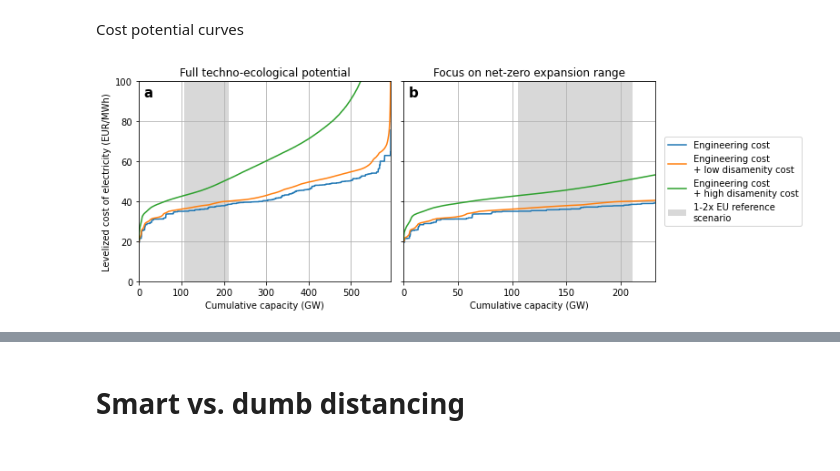
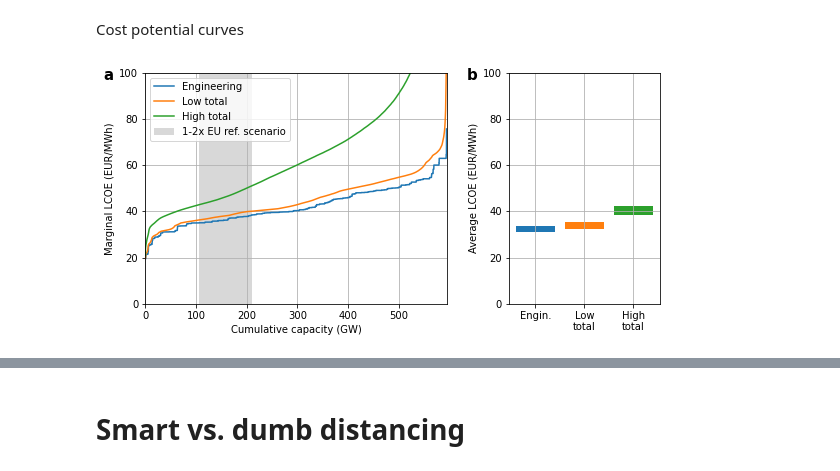
Before and after one commit to timtroendle/wind-onshore-cost-potential, a Jupyter notebook: notebooks/analysis.ipynb, the cells around one changed output, grey strips where cells are left out. Drawn from its saved outputs; the diff is of its cells as text; code cells hidden in the pictures.

```diff
--- a/notebooks/analysis.ipynb
+++ b/notebooks/analysis.ipynb
@@ -178,51 +178,51 @@ Cost potential curves
 # %%
 c = 'DE'
 
-fig = plt.figure(figsize=[11,4])
+fig, ax = plt.subplots(1, 2, figsize=(8, 4), sharex='col', gridspec_kw={'width_ratios': [4,2]})
 
 tmp = turbines[turbines[c]>0].copy()
 cumulative_capacity = tmp[c].cumsum() / 1000
 engineering_cost = tmp['engineering'].sort_values()
 total_cost_low = (tmp['engineering'] + tmp['disamenity']).sort_values()
 total_cost_high = (tmp['engineering'] + 10 * tmp['disamenity']).sort_values()
 
-ax1 = fig.add_subplot(121)
-ax1.text(0.02, 0.98, 'a', transform=ax1.transAxes, fontsize=15, verticalalignment='top', fontweight="bold")
+ax[0].text(-0.14, 1.02, 'a', transform=ax[0].transAxes, fontsize=15, verticalalignment='top', fontweight="bold")
 
-plt.fill_between([targets[c], 2*targets[c]], [0,0], [100,100], facecolor='grey', alpha=0.3)
+ax[0].plot(cumulative_capacity, engineering_cost, label='Engineering')
+ax[0].plot(cumulative_capacity, total_cost_low, label='Low total')
+ax[0].plot(cumulative_capacity, total_cost_high, label='High total')
 
-plt.plot(cumulative_capacity, engineering_cost)
-plt.plot(cumulative_capacity, total_cost_low)
-plt.plot(cumulative_capacity, total_cost_high)
+ax[0].fill_between([targets[c], 2*targets[c]], [0,0], [100,100], facecolor='grey', alpha=0.3, label='1-2x EU ref. scenario')
 
-plt.xlabel('Cumulative capacity (GW)')
-plt.ylabel('Levelized cost of electricity (EUR/MWh)')
-plt.xlim(0, cumulative_capacity.iloc[-1])
-plt.ylim(0, 100)
-plt.grid()
-plt.title('Full techno-ecological potential')
+#ax[0].legend(loc='center right', bbox_to_anchor=(1.6,0.5))
 
-ax2 = fig.add_subplot(122)
-ax2.text(0.02, 0.98, 'b', transform=ax2.transAxes, fontsize=15, verticalalignment='top', fontweight="bold")
-ax2.set_yticklabels('')
+ax[0].legend(loc='upper left')
 
-plt.fill_between([targets[c], 2*targets[c]], [0,0], [100,100], facecolor='grey', alpha=0.3, label='1-2x EU reference\nscenario')
+ax[0].set_xlabel('Cumulative capacity (GW)')
+ax[0].set_ylabel('Marginal LCOE (EUR/MWh)')
+ax[0].set_xlim(0, cumulative_capacity.iloc[-1])
+ax[0].set_ylim(0, 100)
+ax[0].grid()
 
-plt.plot(cumulative_capacity, engineering_cost, label='Engineering cost')
-plt.plot(cumulative_capacity, total_cost_low, label='Engineering cost\n+ low disamenity cost')
-plt.plot(cumulative_capacity, total_cost_high, label='Engineering cost\n+ high disamenity cost')
+ax[1].text(-0.28, 1.02, 'b', transform=ax[1].transAxes, fontsize=15, verticalalignment='top', fontweight="bold")
 
-plt.xlabel('Cumulative capacity (GW)')
-plt.xlim(0, 2.2*targets[c])
-plt.xticks(range(0, int(2.2*targets[c]), 50))
-plt.ylim(0, 100)
-plt.grid()
-plt.title('Focus on net-zero expansion range')
+for i, df in enumerate([engineering_cost, total_cost_low, total_cost_high]):
+    ax[1].bar(
+        i,
+        df.iloc[:int(targets[c]/2*1000*2)].mean()-df.iloc[:int(targets[c]/2*1000)].mean(),
+        bottom=df.iloc[:int(targets[c]/2*1000)].mean()
+    )
+#ax[1].text(1, 20, 'Lower end: 1x EU\nreference scenario', ha='center', va='center', bbox={'facecolor': 'white', 'edgecolor': 'grey'})
+#ax[1].text(1, 55, 'Upper end: 2x EU\nreference scenario', ha='center', va='center', bbox={'facecolor': 'white', 'edgecolor': 'grey'})
+ax[1].set_xticks([0, 1, 2])
+ax[1].set_xticklabels(['Engin.','Low\ntotal','High\ntotal'])
+ax[1].set_ylim(0, 100)
+ax[1].set_ylabel('\nAverage LCOE (EUR/MWh)')
+ax[1].grid()
 
-plt.legend(loc='center right', bbox_to_anchor=(1.6,0.5))
 plt.tight_layout()
 plt.savefig('Figure 5.png', dpi=300)
 # %% [output]
-[figure, old version]
+[figure, new version]
 # %%
 tmp['disamenity'].mean() / tmp['engineering'].mean()
```
Also changed, not shown: parts of 12 cells of this notebook.
